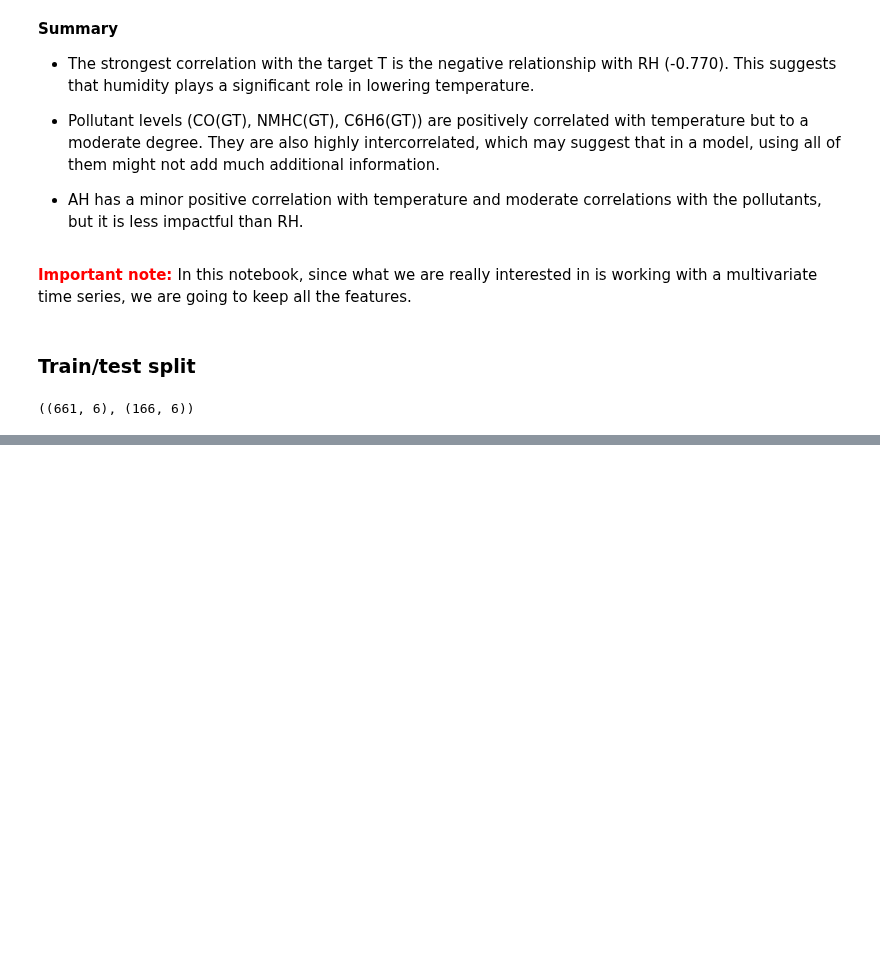
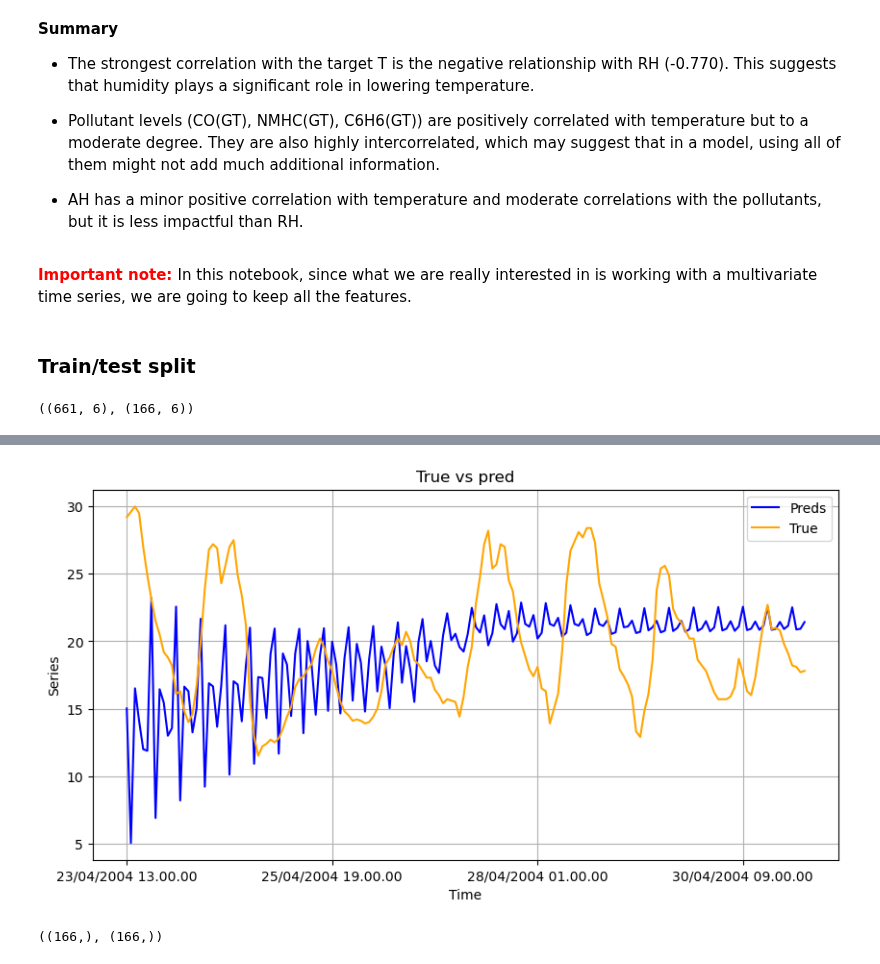
Before and after one commit to MNGARCIA085/Time-Series-with-Deep-Leaning, a Jupyter notebook: Multivariate/Air Quality/Air_Quality.ipynb, the cells around one changed output, grey strips where cells are left out. Saved outputs shown, nothing was run; the diff lists cells and outputs as text; code cells hidden in the pictures; blank space fills up the shorter version.

```diff
--- a/Multivariate/Air Quality/Air_Quality.ipynb
+++ b/Multivariate/Air Quality/Air_Quality.ipynb
@@ -484,0 +537,2 @@ data[np.newaxis].shape
+# %%
+preds_model_2 = forecast(model_2, data[-G.WINDOW_SIZE:], val_data.shape[0])
@@ -484,0 +588,8 @@ data[np.newaxis].shape
+# %%
+plot_comparison(test_time, val_data[:,0], preds_model_2)
+# %% [output]
+[figure, added]
+# %%
+val_data[:,0].shape, preds_model_2.shape
+# %% [output]
+((166,), (166,))
```
Also changed, not shown: parts of 55 cells of this notebook, 1 other file.
